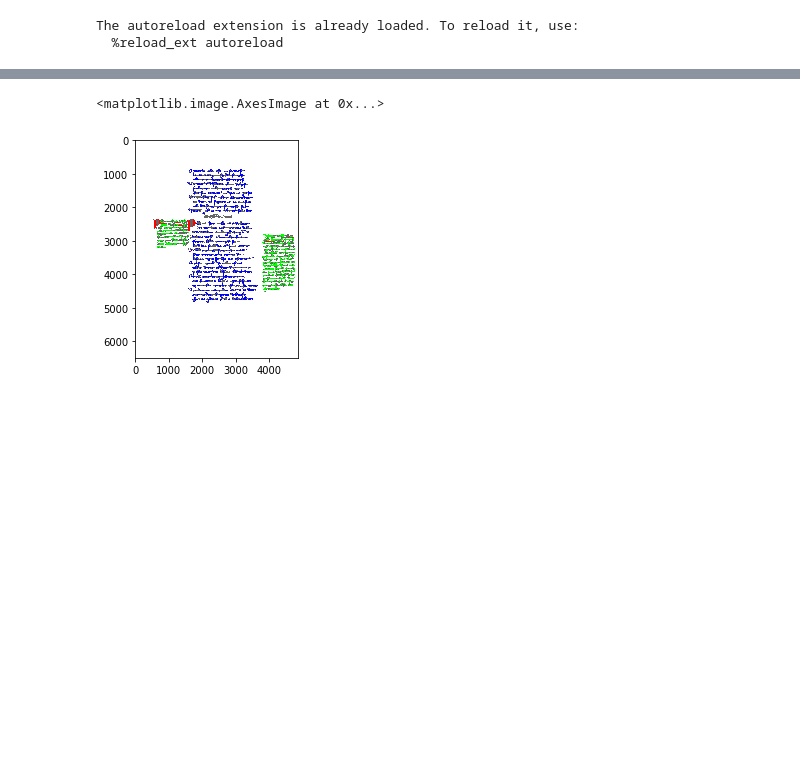
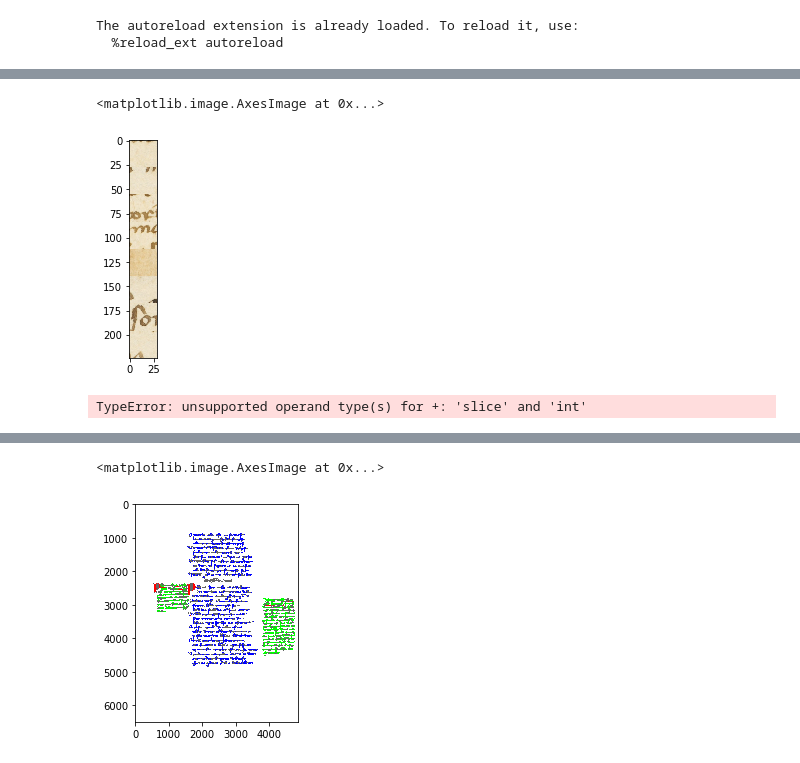
Before and after one commit to kaphka/imi-master-thesis, a Jupyter notebook: notebooks/createSLICpatches.ipynb, the cells around one changed output, grey strips where cells are left out. Cells and saved outputs as stored; diff of their text form; code cells hidden in the pictures; blank space fills up the shorter version.

```diff
--- a/notebooks/createSLICpatches.ipynb
+++ b/notebooks/createSLICpatches.ipynb
@@ -25,0 +45,10 @@ The autoreload extension is already loaded. To reload it, use:
+# %%
+class SLIC(object):
+
+    def __init__(self, k=3000):
+        self.k = k
+
+    def __call__(self, image):
+        floats = img_as_float(image)
+        segments = seg.slic(floats, n_segments = self.k)
+        return segments
@@ -109,0 +135,10 @@ array([[   0,    0,    0, ...,   46,   46,   46],
+# %%
+n = 1450
+s = slice(n,n+8)
+plt.imshow(np.concatenate(tiles[s]))
+# print(patch_meta[s,2])
+# print(y[s])
+# diva.Annotations(y[s][1])
+# %% [output]
+<matplotlib.image.AxesImage at 0x...>
+[figure, added]
@@ -109,0 +149,4 @@ array([[   0,    0,    0, ...,   46,   46,   46],
+# %%
+s + 8
+# %% [output]
+TypeError: unsupported operand type(s) for +: 'slice' and 'int'
```
Also changed, not shown: parts of 31 cells of this notebook, 4 other files.
